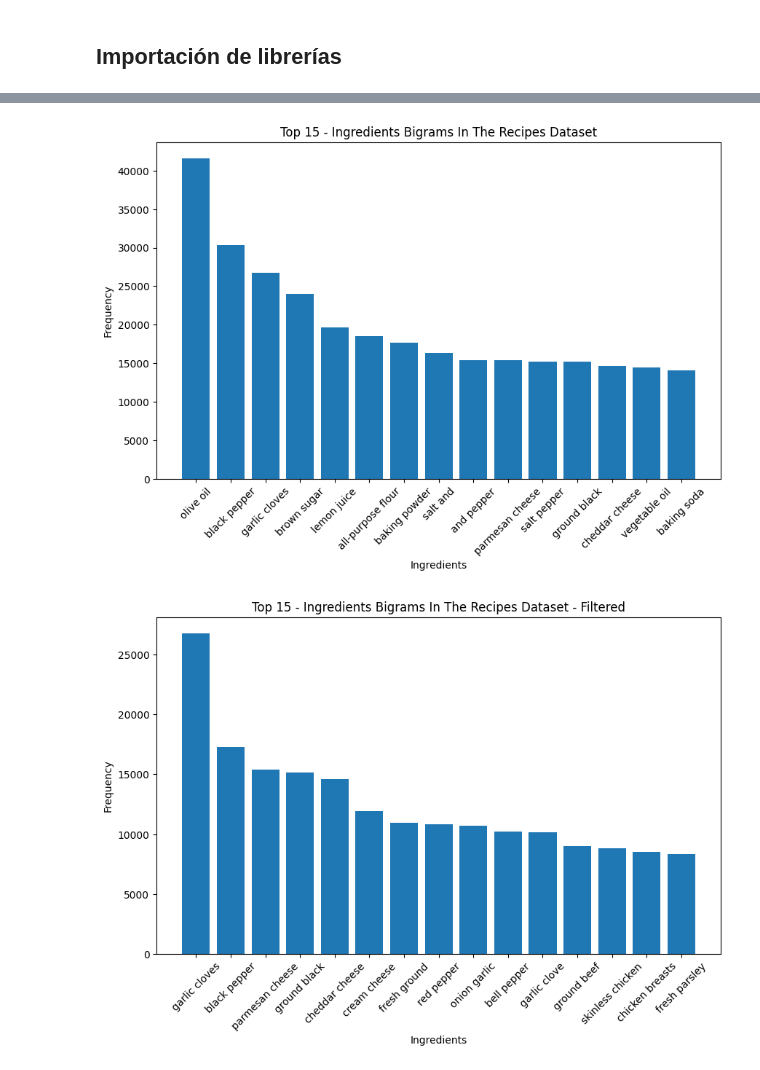
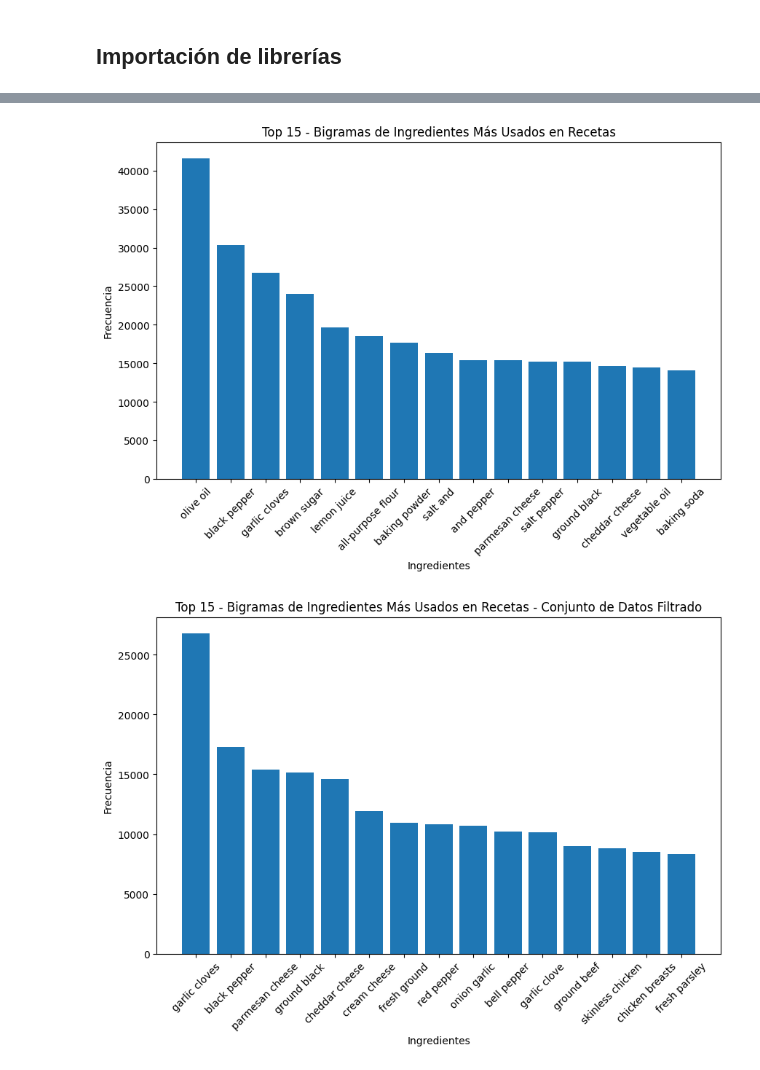
Before and after one commit to MGonza20/ProyectoFinal_DeepLearning, a Jupyter notebook: Exploratory_Analysis.ipynb, the cells around one changed output, grey strips where cells are left out. Cells and saved outputs as stored; diff of their text form; code cells hidden in the pictures.

```diff
--- a/Exploratory_Analysis.ipynb
+++ b/Exploratory_Analysis.ipynb
@@ -103,30 +106,30 @@ bigrams_ = [' '.join(bigram) for bigram in bigrams_]
 
 plt.figure(figsize=(10, 6))
 plt.bar(bigrams_, count)
-plt.xlabel('Ingredients')
-plt.ylabel('Frequency')
-plt.title('Top 15 - Ingredients Bigrams In The Recipes Dataset')
+plt.xlabel('Ingredientes')
+plt.ylabel('Frecuencia')
+plt.title('Top 15 - Bigramas de Ingredientes Más Usados en Recetas')
 plt.xticks(rotation=45)
 plt.show()
 # %% [output]
-[figure, old version]
+[figure, new version]
 # %%
 recipes_bigrams_filter = gen_bigrams(recipes['ingredients'].tolist(), filter_=True)
 bigram_counts_filter = Counter(recipes_bigrams_filter)
 most_common_bigrams_filter = bigram_counts_filter.most_common(15)
 
 bigram_counts_filter, count_filtered = zip(*most_common_bigrams_filter)
 bigram_counts_filter = [' '.join(bigram) for bigram in bigram_counts_filter]
 
 plt.figure(figsize=(10, 6))
 plt.bar(bigram_counts_filter, count_filtered)
-plt.xlabel('Ingredients')
-plt.ylabel('Frequency')
-plt.title('Top 15 - Ingredients Bigrams In The Recipes Dataset - Filtered')
+plt.xlabel('Ingredientes')
+plt.ylabel('Frecuencia')
+plt.title('Top 15 - Bigramas de Ingredientes Más Usados en Recetas - Conjunto de Datos Filtrado')
 plt.xticks(rotation=45)
 plt.show()
 # %% [output]
-[figure, old version]
+[figure, new version]
 # %%
 recipes_with_most_ingrs = recipes.sort_values(by='n_ingredients', ascending=False).head(15)
 
```
Also changed, not shown: parts of 16 cells of this notebook, 1 other file.
